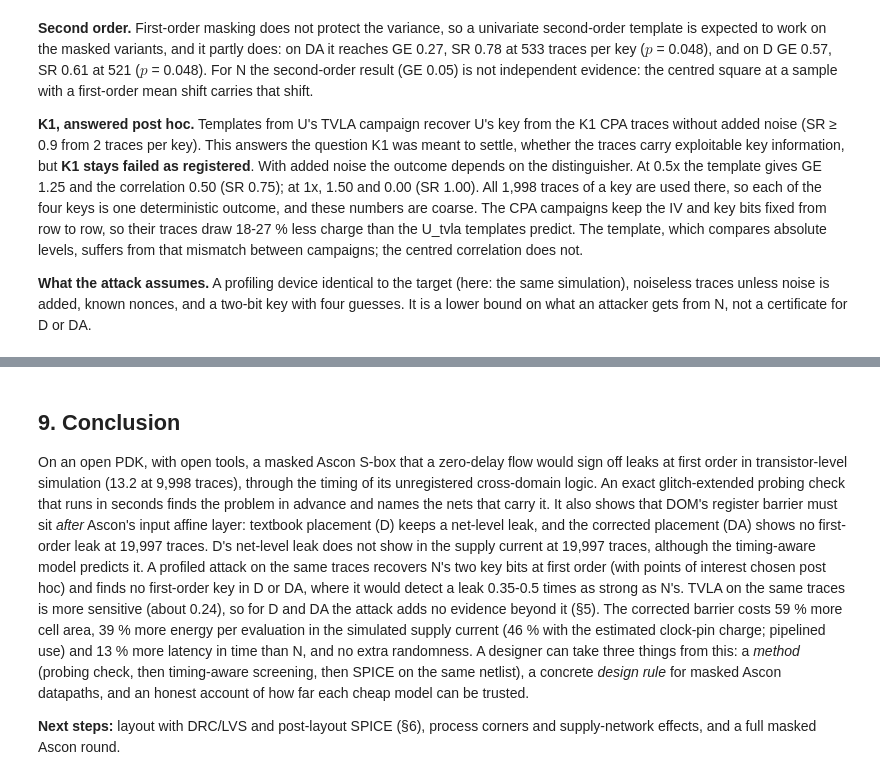
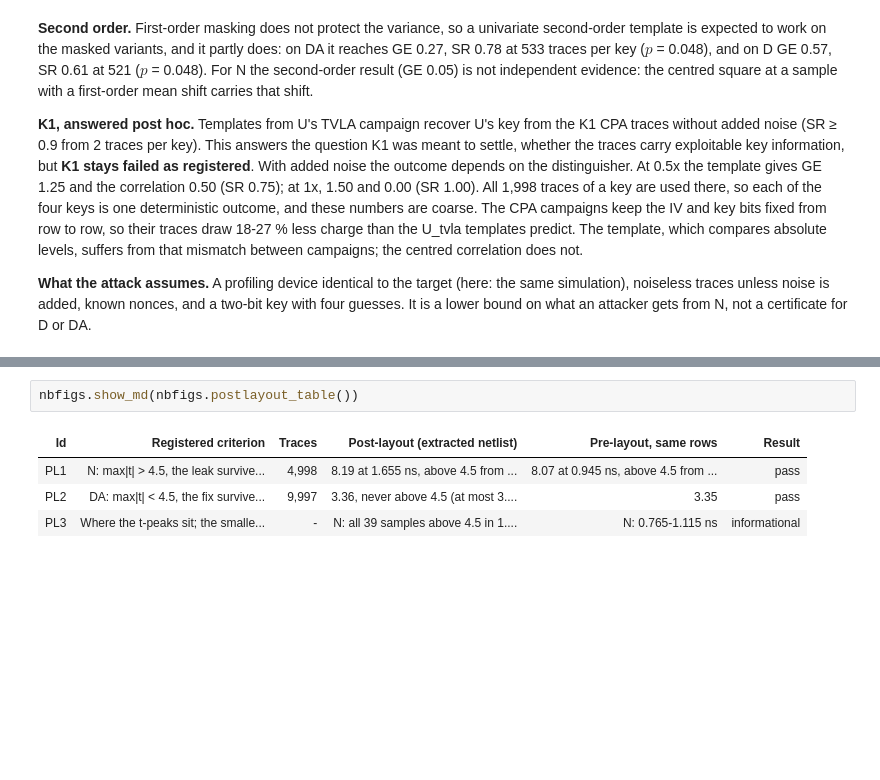
Before and after one commit to Sarkar22/ascon-glitch-leakage, a Jupyter notebook: notebook/ascon_glitch_leakage.ipynb, the cells around one changed output, grey strips where cells are left out. Cells and saved outputs as stored; diff of their text form; blank space fills up the shorter version.

```diff
--- a/notebook/ascon_glitch_leakage.ipynb
+++ b/notebook/ascon_glitch_leakage.ipynb
@@ -748,21 +764,8 @@ else:
-# %% [markdown]
-## 9. Conclusion
-
-On an open PDK, with open tools, a masked Ascon S-box that a zero-delay flow would sign off leaks at first order
-in transistor-level simulation (13.2 at 9,998 traces), through the timing of its unregistered cross-domain logic.
-An exact glitch-extended probing check that runs in seconds finds the problem in advance and names the nets that
-carry it. It also shows that DOM's register barrier must sit *after* Ascon's input affine layer: textbook
-placement (D) keeps a net-level leak, and the corrected placement (DA) shows no first-order leak at 19,997
-traces. D's net-level leak does not show in the supply current at 19,997 traces, although the timing-aware model
-predicts it. A profiled attack on the same traces recovers N's two key bits at first order (with points of interest
-chosen post hoc) and finds no first-order key in D or DA, where it would detect a leak 0.35-0.5 times as strong as
-N's. TVLA on the same traces is more sensitive (about 0.24), so for D and DA the attack adds no evidence
-beyond it (§5). The corrected barrier costs 59 % more cell area, 39 % more energy per
-evaluation in the simulated supply current (46 % with the estimated clock-pin charge; pipelined use)
-and 13 % more latency in time than N, and no extra randomness. A designer can take
-three things from this: a *method* (probing check, then timing-aware screening, then SPICE on the same netlist), a
-concrete *design rule* for masked Ascon datapaths, and an honest account of how far each cheap model can be trusted.
-
-**Next steps:** layout with DRC/LVS and post-layout SPICE (§6), process corners and supply-network effects, and a
-full masked Ascon round.
+# %%
+nbfigs.show_md(nbfigs.postlayout_table())
+# %% [output]
+| Id | Registered criterion | Traces | Post-layout (extracted netlist) | Pre-layout, same rows | Result |
+| PL1 | N: max|t| > 4.5, the leak survive... | 4,998 | 8.19 at 1.655 ns, above 4.5 from ... | 8.07 at 0.945 ns, above 4.5 from ... | pass |
+| PL2 | DA: max|t| < 4.5, the fix survive... | 9,997 | 3.36, never above 4.5 (at most 3.... | 3.35 | pass |
+| PL3 | Where the t-peaks sit; the smalle... | - | N: all 39 samples above 4.5 in 1.... | N: 0.765-1.115 ns | informational |
 # %% [markdown]
```
Also changed, not shown: parts of 28 cells of this notebook, 43 other files.
